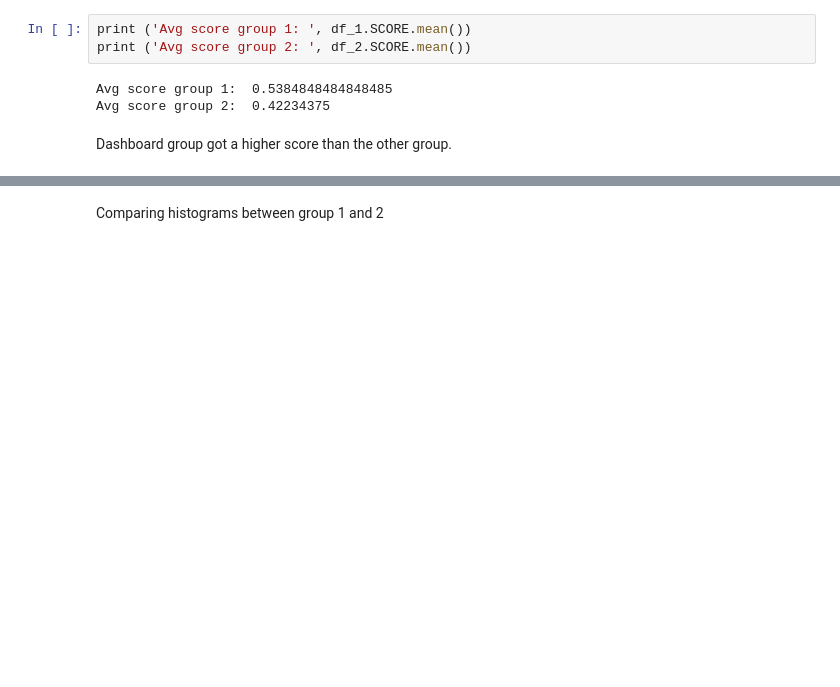
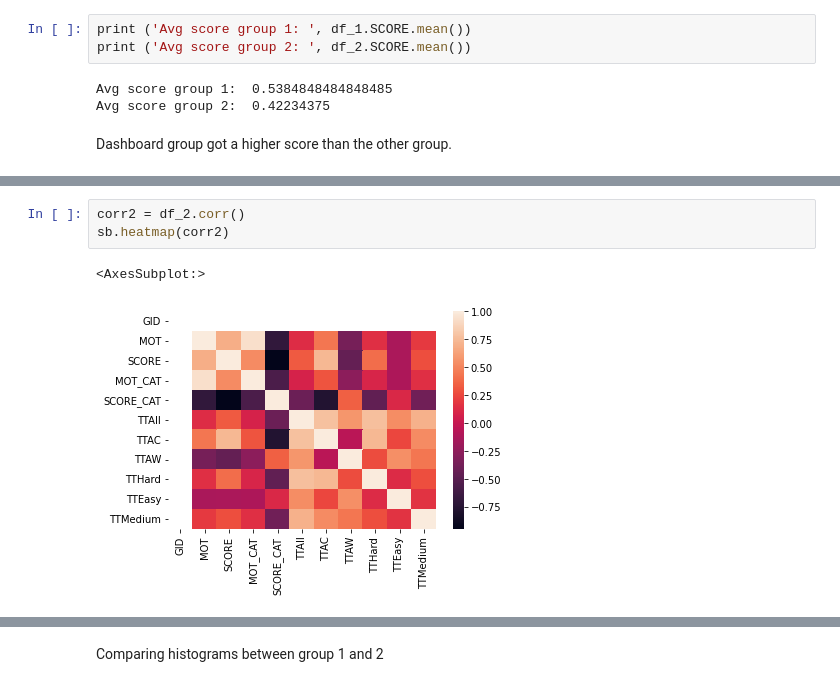
Before and after one commit to mariueng/IT3023, a Jupyter notebook: src/helena.ipynb, the cells around one changed output, grey strips where cells are left out. Drawn from its saved outputs; the diff is of its cells as text; blank space fills up the shorter version.

```diff
--- a/src/helena.ipynb
+++ b/src/helena.ipynb
@@ -77,0 +84,6 @@ Dashboard group got a higher score than the other group.
+# %%
+corr2 = df_2.corr()
+sb.heatmap(corr2)
+# %% [output]
+<AxesSubplot:>
+[figure, added]
```
Also changed, not shown: parts of 18 cells of this notebook.
